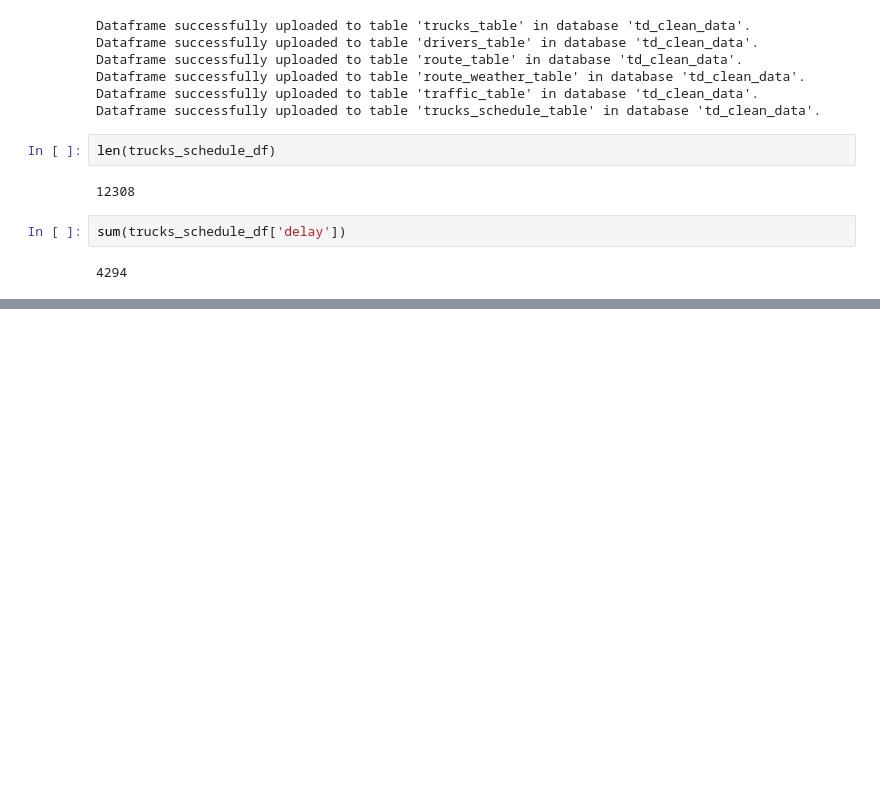
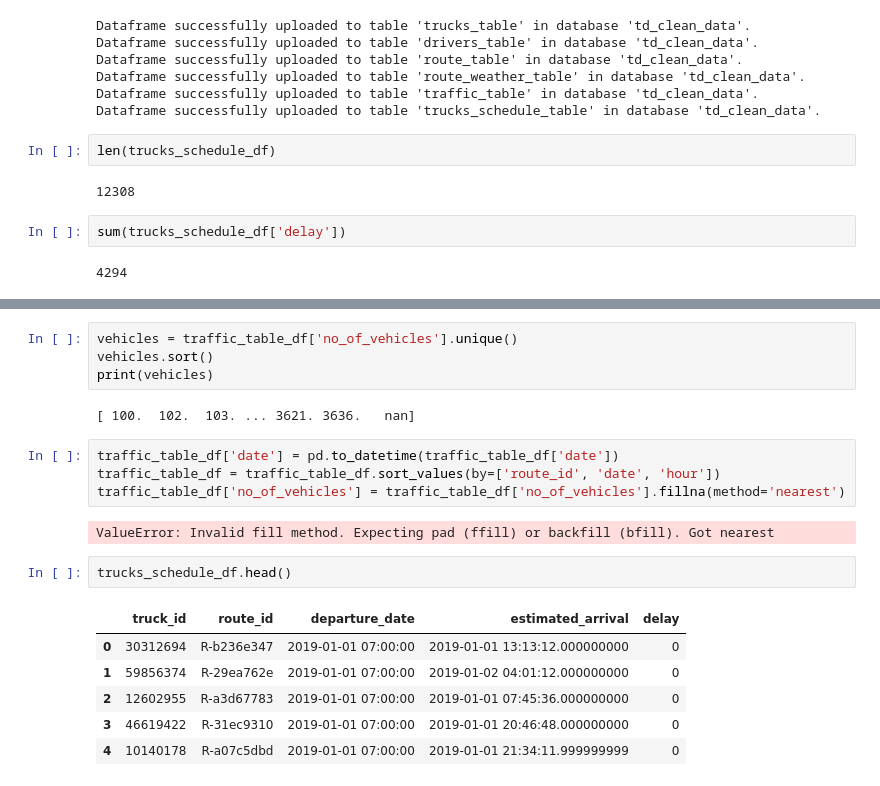
Before and after one commit to pnarne148/Truck-delay-classification, a Jupyter notebook: notebooks/data_ingestion.ipynb, the cells around one changed output, grey strips where cells are left out. Cells and saved outputs as stored; diff of their text form; blank space fills up the shorter version.

```diff
--- a/notebooks/data_ingestion.ipynb
+++ b/notebooks/data_ingestion.ipynb
@@ -412,0 +454,21 @@ sum(trucks_schedule_df['delay'])
+# %%
+vehicles = traffic_table_df['no_of_vehicles'].unique()
+vehicles.sort()
+print(vehicles)
+# %% [output]
+[ 100.  102.  103. ... 3621. 3636.   nan]
+# %%
+traffic_table_df['date'] = pd.to_datetime(traffic_table_df['date'])
+traffic_table_df = traffic_table_df.sort_values(by=['route_id', 'date', 'hour'])
+traffic_table_df['no_of_vehicles'] = traffic_table_df['no_of_vehicles'].fillna(method='nearest')
+# %% [output]
+ValueError: Invalid fill method. Expecting pad (ffill) or backfill (bfill). Got nearest
+# %%
+trucks_schedule_df.head()
+# %% [output]
+|  | truck_id | route_id | departure_date | estimated_arrival | delay |
+| 0 | 30312694 | R-b236e347 | 2019-01-01 07:00:00 | 2019-01-01 13:13:12.000000000 | 0 |
+| 1 | 59856374 | R-29ea762e | 2019-01-01 07:00:00 | 2019-01-02 04:01:12.000000000 | 0 |
+| 2 | 12602955 | R-a3d67783 | 2019-01-01 07:00:00 | 2019-01-01 07:45:36.000000000 | 0 |
+| 3 | 46619422 | R-31ec9310 | 2019-01-01 07:00:00 | 2019-01-01 20:46:48.000000000 | 0 |
+| 4 | 10140178 | R-a07c5dbd | 2019-01-01 07:00:00 | 2019-01-01 21:34:11.999999999 | 0 |
```
Also changed, not shown: parts of 8 cells of this notebook, 1 other file.
